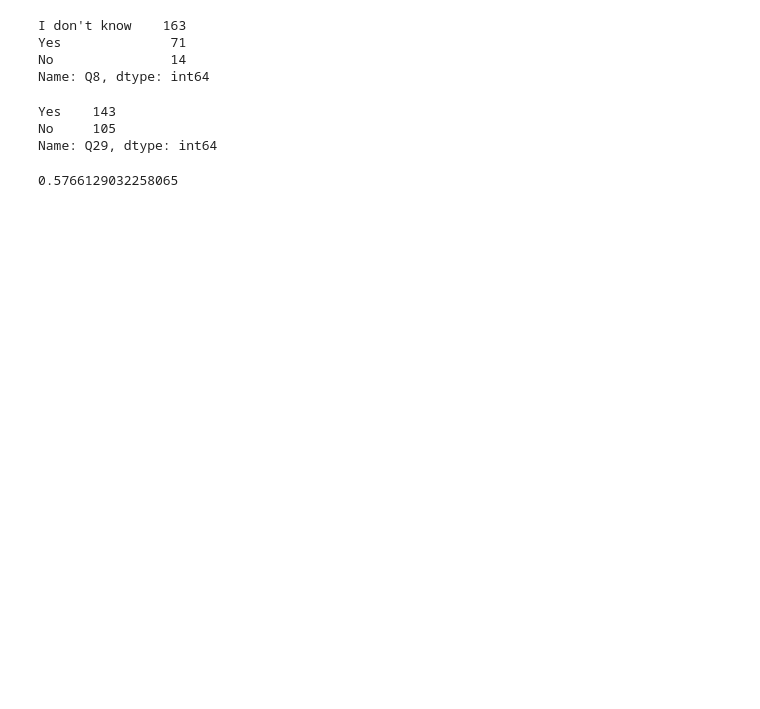
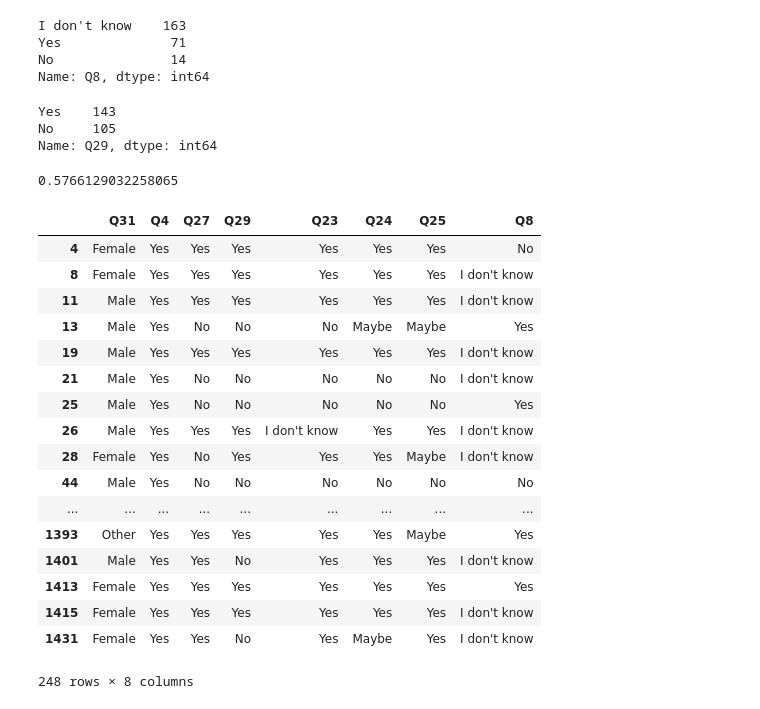
Before and after one commit to gnavneetg/BootCampG5, a Jupyter notebook: MauriciosNotebook/genders_anonymity.ipynb, the cells around one changed output. Cells and saved outputs as stored; diff of their text form; code cells hidden in the pictures; blank space fills up the shorter version.

```diff
--- a/MauriciosNotebook/genders_anonymity.ipynb
+++ b/MauriciosNotebook/genders_anonymity.ipynb
@@ -483,3 +585,24 @@ Name: Q29, dtype: int64
 143/248
 # %% [output]
 0.5766129032258065
+# %%
+tech_workers_df
+# %% [output]
+|  | Q31 | Q4 | Q27 | Q29 | Q23 | Q24 | Q25 | Q8 |
+| 4 | Female | Yes | Yes | Yes | Yes | Yes | Yes | No |
+| 8 | Female | Yes | Yes | Yes | Yes | Yes | Yes | I don't know |
+| 11 | Male | Yes | Yes | Yes | Yes | Yes | Yes | I don't know |
+| 13 | Male | Yes | No | No | No | Maybe | Maybe | Yes |
+| 19 | Male | Yes | Yes | Yes | Yes | Yes | Yes | I don't know |
+| 21 | Male | Yes | No | No | No | No | No | I don't know |
+| 25 | Male | Yes | No | No | No | No | No | Yes |
+| 26 | Male | Yes | Yes | Yes | I don't know | Yes | Yes | I don't know |
+| 28 | Female | Yes | No | Yes | Yes | Yes | Maybe | I don't know |
+| 44 | Male | Yes | No | No | No | No | No | No |
+| ... | ... | ... | ... | ... | ... | ... | ... | ... |
+| 1393 | Other | Yes | Yes | Yes | Yes | Yes | Maybe | Yes |
+| 1401 | Male | Yes | Yes | No | Yes | Yes | Yes | I don't know |
+| 1413 | Female | Yes | Yes | Yes | Yes | Yes | Yes | Yes |
+| 1415 | Female | Yes | Yes | Yes | Yes | Yes | Yes | I don't know |
+| 1431 | Female | Yes | Yes | No | Yes | Maybe | Yes | I don't know |
+248 rows × 8 columns
```
Also changed, not shown: parts of 29 cells of this notebook.
